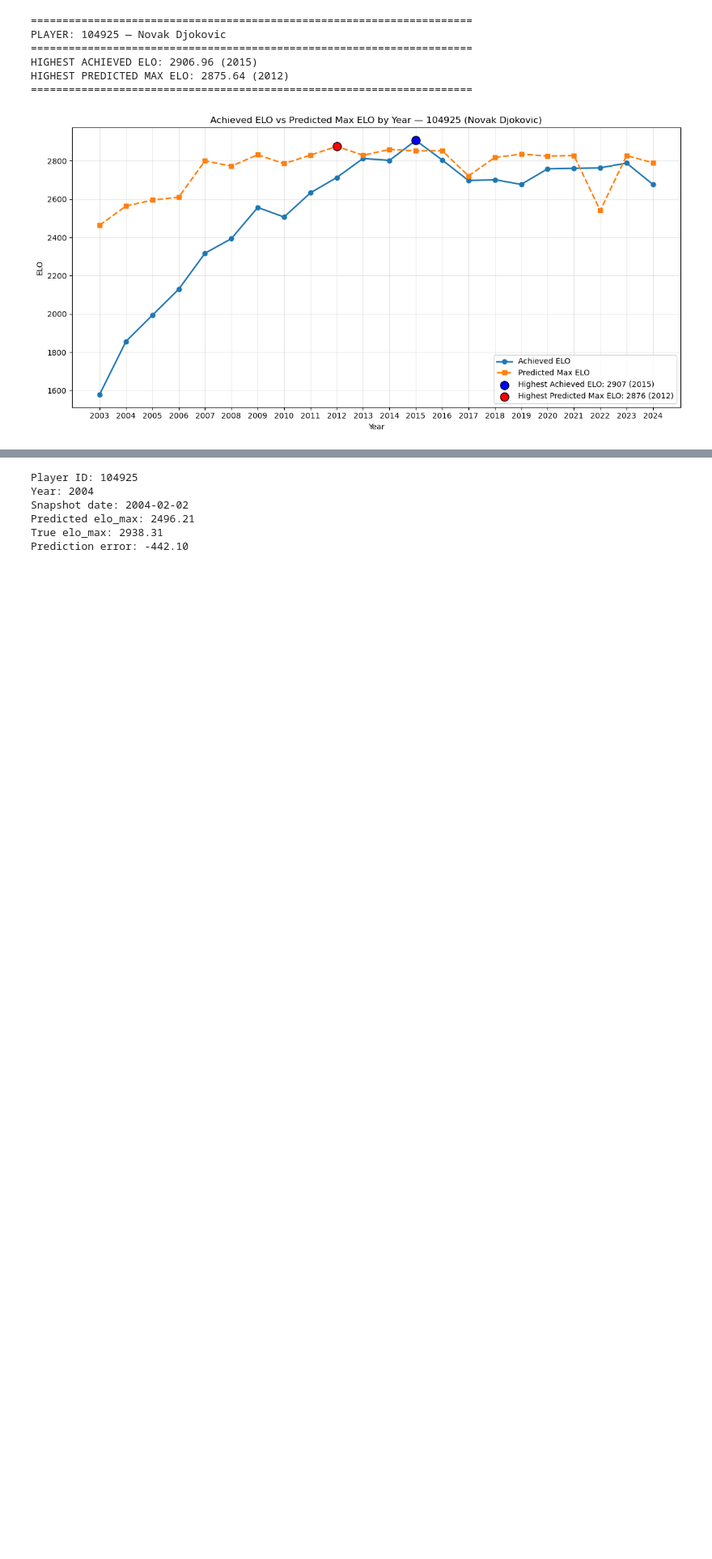
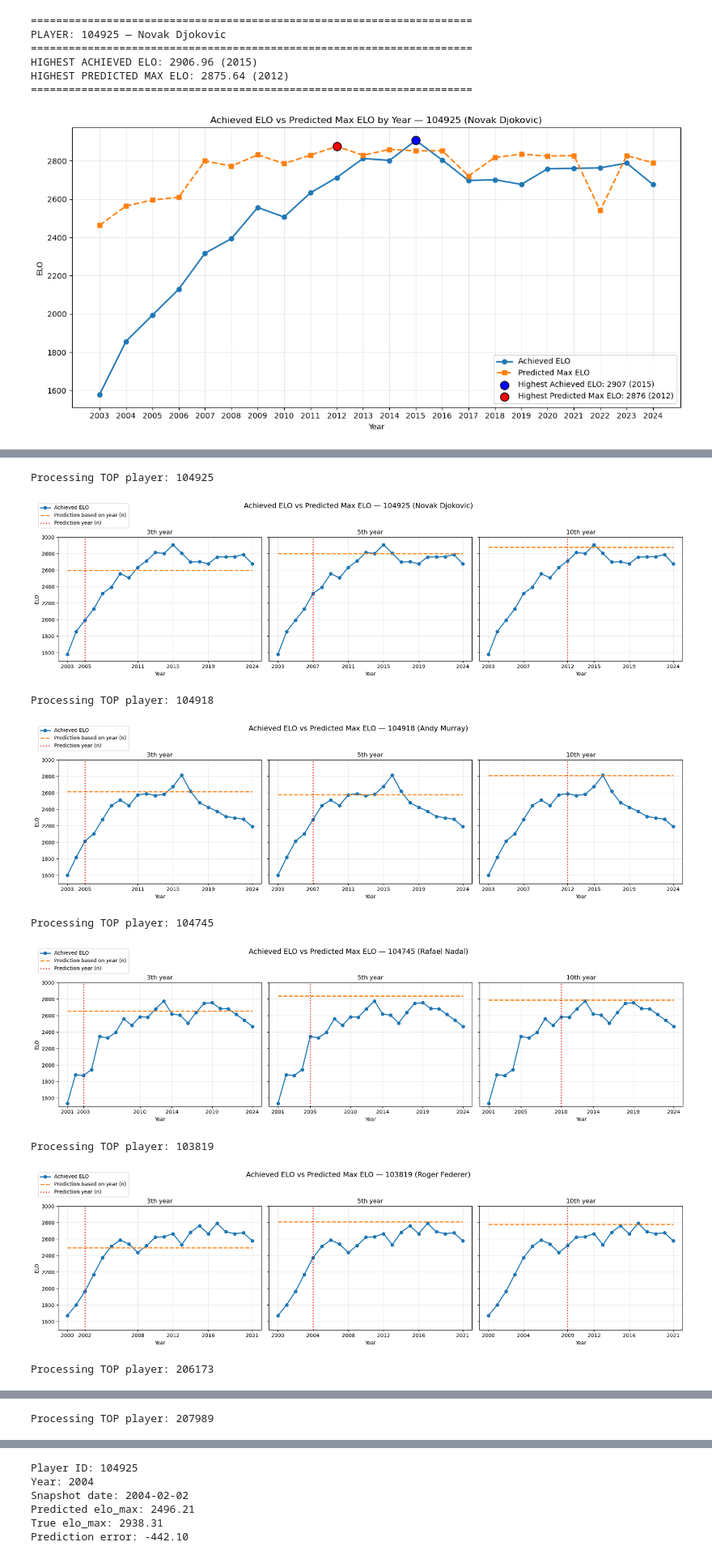
Before and after one commit to GolbertCeitaPages/CMI-DataScience-Project, a Jupyter notebook: xgboost_predictions/xgboost.ipynb, the cells around one changed output, grey strips where cells are left out. Shown at 81% size. Drawn from its saved outputs; the diff is of its cells as text; code cells hidden in the pictures; blank space fills up the shorter version.

```diff
--- a/xgboost_predictions/xgboost.ipynb
+++ b/xgboost_predictions/xgboost.ipynb
@@ -502,0 +784,69 @@ HIGHEST PREDICTED MAX ELO: 2875.64 (2012)
+# %%
+# ---- Compute active years per player ----
+player_years = (
+    df.assign(year=df['tourney_date'].dt.year)
+      .groupby('player_id')['year']
+      .nunique()
+      .reset_index(name='n_years')
+)
+
+# Keep only players with more than 5 years
+eligible_players = player_years[player_years['n_years'] > 5]['player_id']
+
+
+# ---- Compute peak ELO per player ----
+player_peak_elo = (
+    df[df['player_id'].isin(eligible_players)]
+    .groupby('player_id')['elo']
+    .max()
+    .reset_index(name='peak_elo')
+    .sort_values('peak_elo', ascending=False)
+    .reset_index(drop=True)
+)
+
+# ---- Top 10 ----
+top_players = player_peak_elo.head(10)['player_id'].tolist()
+
+# ---- True middle 10 ----
+mid_start = len(player_peak_elo) // 2 - 5
+average_players = (
+    player_peak_elo
+    .iloc[mid_start:mid_start + 10]['player_id']
+    .tolist()
+)
+
+
+# Make predictions based on these players
+
+groups = {
+    "top": top_players,
+    "average": average_players
+}
+
+for group_name, player_ids in groups.items():
+
+    os.makedirs(f"Test_results/{group_name}", exist_ok=True)
+
+    for pid in player_ids:
+        print(f"Processing {group_name.upper()} player: {pid}")
+
+        inspect_player_elo_multi_snapshot(
+            player_id=pid,
+            df=df,
+            model=model,
+            features=features,
+            train_medians=train_medians,
+            elo_min=1500,
+            elo_max=3000,
+            save_path=f"{group_name}/player_{pid}_elo_snapshots.png"
+        )
+# %% [output]
+Processing TOP player: 104925
+[figure, added]
+Processing TOP player: 104918
+[figure, added]
+Processing TOP player: 104745
+[figure, added]
+Processing TOP player: 103819
+[figure, added]
+Processing TOP player: 206173
@@ -502,0 +854 @@ HIGHEST PREDICTED MAX ELO: 2875.64 (2012)
+Processing TOP player: 207989
```
Also changed, not shown: parts of 4 cells of this notebook.
